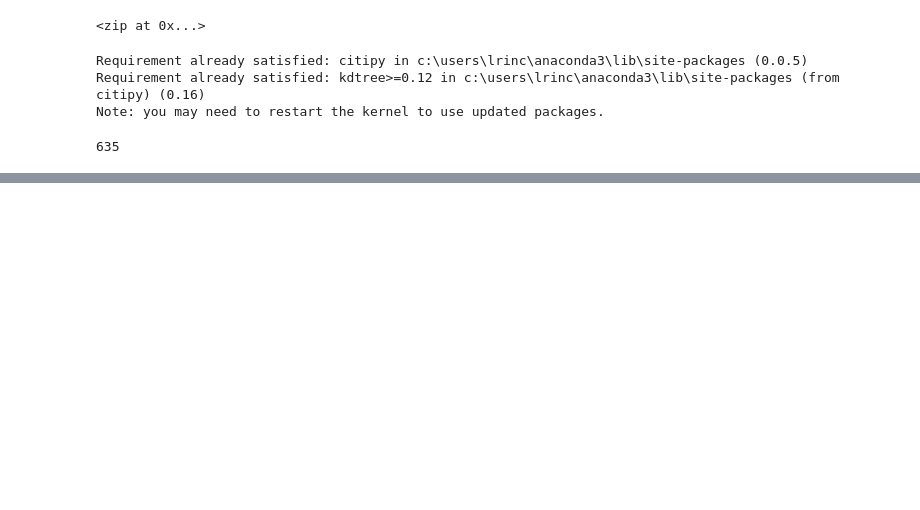
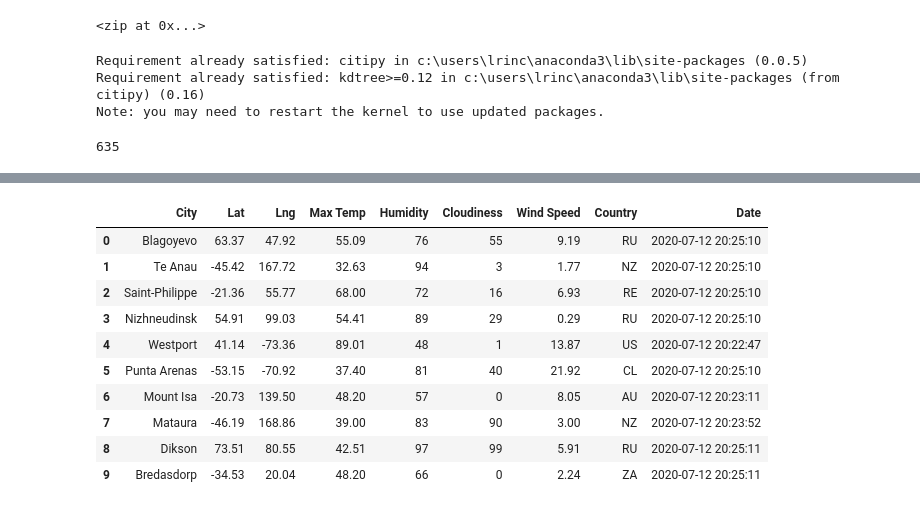
Before and after one commit to lrincon34/World_Weather_Analysis, a Jupyter notebook: WeatherPy.ipynb, the cells around one changed output, grey strips where cells are left out. Drawn from its saved outputs; the diff is of its cells as text; code cells hidden in the pictures; blank space fills up the shorter version.

Commit message:
Adding WeatherPy

```diff
--- a/WeatherPy.ipynb
+++ b/WeatherPy.ipynb
@@ -39,0 +46,4 @@ len(cities)
+# %%
+# Starting URL for Weather Map API Call.
+url = "http://api.openweathermap.org/data/2.5/weather?units=Imperial&APPID=" + weather_api_key
+print(url)
@@ -39,0 +132,16 @@ len(cities)
+# %%
+# Convert the array of dictionaries to a Pandas DataFrame.
+city_data_df = pd.DataFrame(city_data)
+city_data_df.head(10)
+# %% [output]
+|  | City | Lat | Lng | Max Temp | Humidity | Cloudiness | Wind Speed | Country | Date |
+| 0 | Blagoyevo | 63.37 | 47.92 | 55.09 | 76 | 55 | 9.19 | RU | 2020-07-12 20:25:10 |
+| 1 | Te Anau | -45.42 | 167.72 | 32.63 | 94 | 3 | 1.77 | NZ | 2020-07-12 20:25:10 |
+| 2 | Saint-Philippe | -21.36 | 55.77 | 68.00 | 72 | 16 | 6.93 | RE | 2020-07-12 20:25:10 |
+| 3 | Nizhneudinsk | 54.91 | 99.03 | 54.41 | 89 | 29 | 0.29 | RU | 2020-07-12 20:25:10 |
+| 4 | Westport | 41.14 | -73.36 | 89.01 | 48 | 1 | 13.87 | US | 2020-07-12 20:22:47 |
+| 5 | Punta Arenas | -53.15 | -70.92 | 37.40 | 81 | 40 | 21.92 | CL | 2020-07-12 20:25:10 |
+| 6 | Mount Isa | -20.73 | 139.50 | 48.20 | 57 | 0 | 8.05 | AU | 2020-07-12 20:23:11 |
+| 7 | Mataura | -46.19 | 168.86 | 39.00 | 83 | 90 | 3.00 | NZ | 2020-07-12 20:23:52 |
+| 8 | Dikson | 73.51 | 80.55 | 42.51 | 97 | 99 | 5.91 | RU | 2020-07-12 20:25:11 |
+| 9 | Bredasdorp | -34.53 | 20.04 | 48.20 | 66 | 0 | 2.24 | ZA | 2020-07-12 20:25:11 |
```
Also changed, not shown: parts of 6 cells of this notebook, 4 other files.
